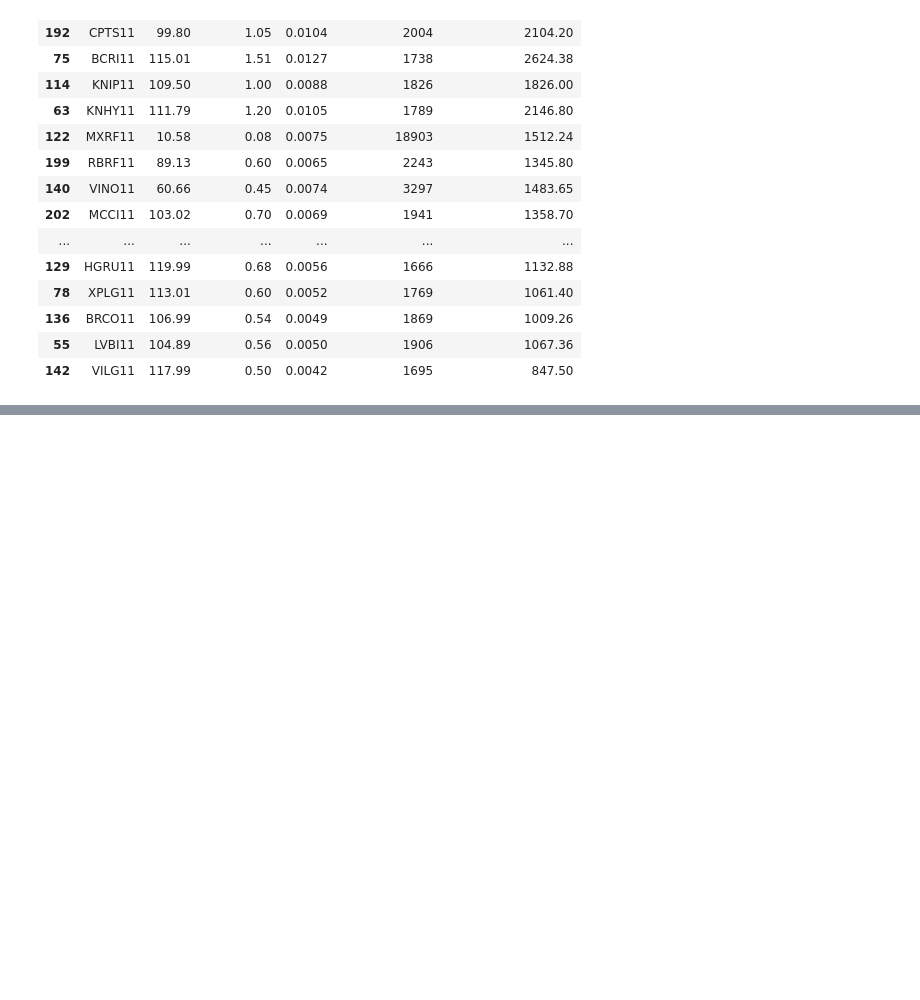
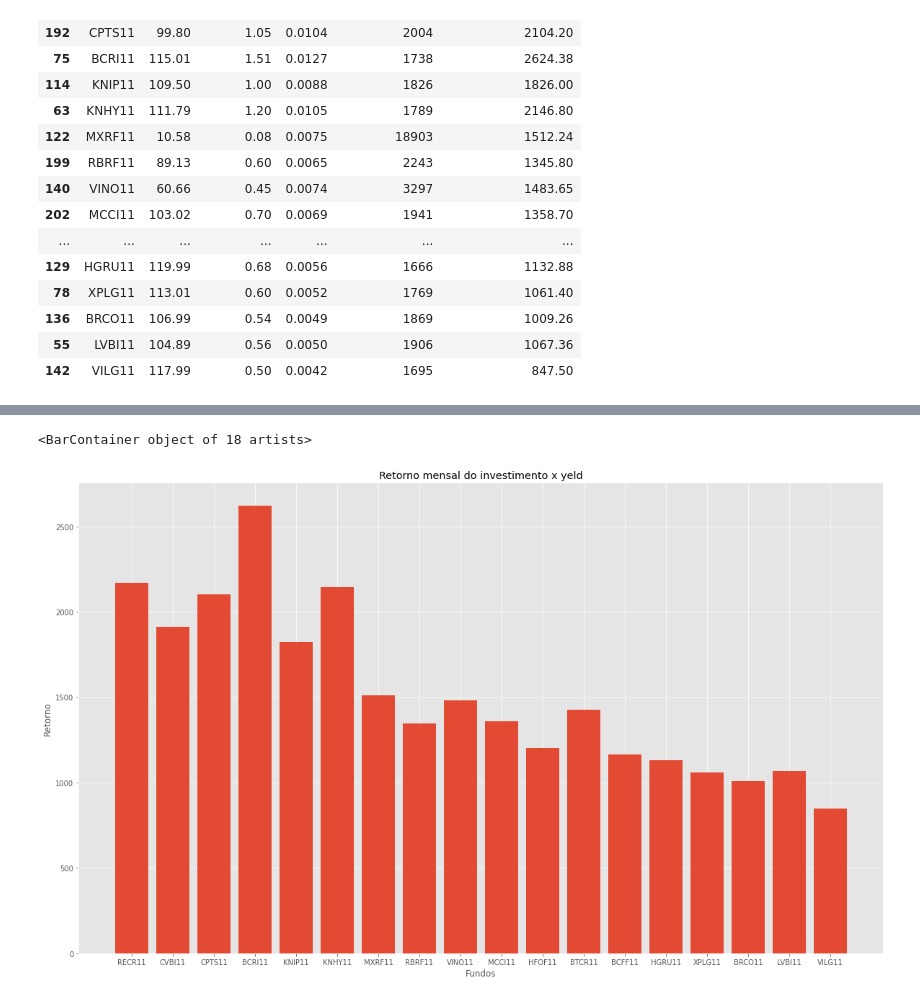
Before and after one commit to AlexandreMinato/Investimentos_FII, a Jupyter notebook: Analises_FII.ipynb, the cells around one changed output, grey strips where cells are left out. Saved outputs shown, nothing was run; the diff lists cells and outputs as text; code cells hidden in the pictures; blank space fills up the shorter version.

```diff
--- a/Analises_FII.ipynb
+++ b/Analises_FII.ipynb
@@ -215,0 +196,11 @@ df_results[['ativo', 'preco', 'dividendo', 'yeld', 'valor_investir', 'resultado_
+# %%
+
+plt.style.use("ggplot")
+plt.figure(figsize = (20, 12))
+plt.title("Retorno mensal do investimento x yeld")
+plt.xlabel("Fundos")
+plt.ylabel("Retorno")
+plt.bar(df_results.ativo, df_results.resultado_previsto)
+# %% [output]
+<BarContainer object of 18 artists>
+[figure, added]
```
Also changed, not shown: parts of 2 cells of this notebook.
